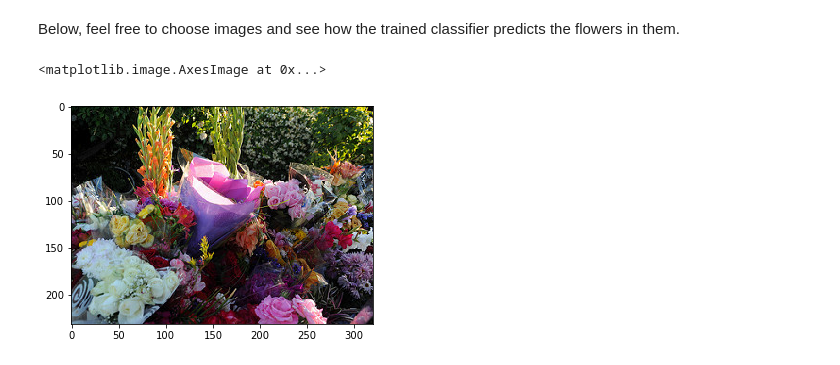
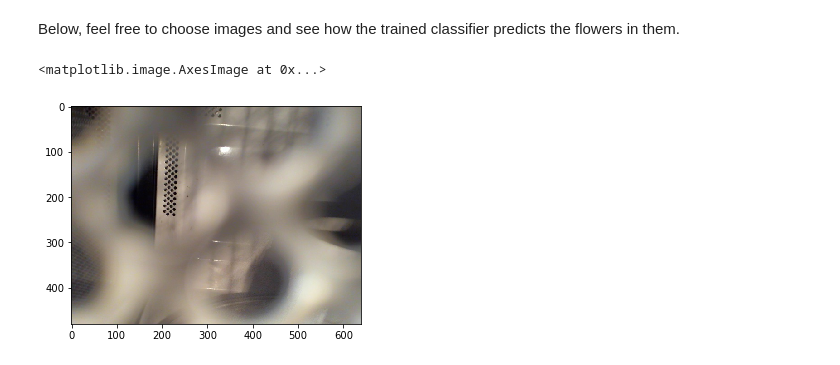
Before and after one commit to coffeenmusic/Mug_Handle_Classification, a Jupyter notebook: Network.ipynb, the cells around one changed output. Saved outputs shown, nothing was run; the diff lists cells and outputs as text; code cells hidden in the pictures.

```diff
--- a/Network.ipynb
+++ b/Network.ipynb
@@ -387,12 +360,13 @@ from scipy.ndimage import imread
 # %% [markdown]
 Below, feel free to choose images and see how the trained classifier predicts the flowers in them.
 # %%
-test_img_path = 'flower_photos/roses/10894627425_ec76bbc757_n.jpg'
+#test_img_path = 'Images/True/19.jpg'
+test_img_path = 'Images/False/3.jpg'
 test_img = imread(test_img_path)
 plt.imshow(test_img)
 # %% [output]
 <matplotlib.image.AxesImage at 0x...>
-[figure, old version]
+[figure, new version]
 # %%
 # Run this cell if you don't have a vgg graph built
 with tf.Session() as sess:
```
Also changed, not shown: parts of 15 cells of this notebook, 3 other files.
